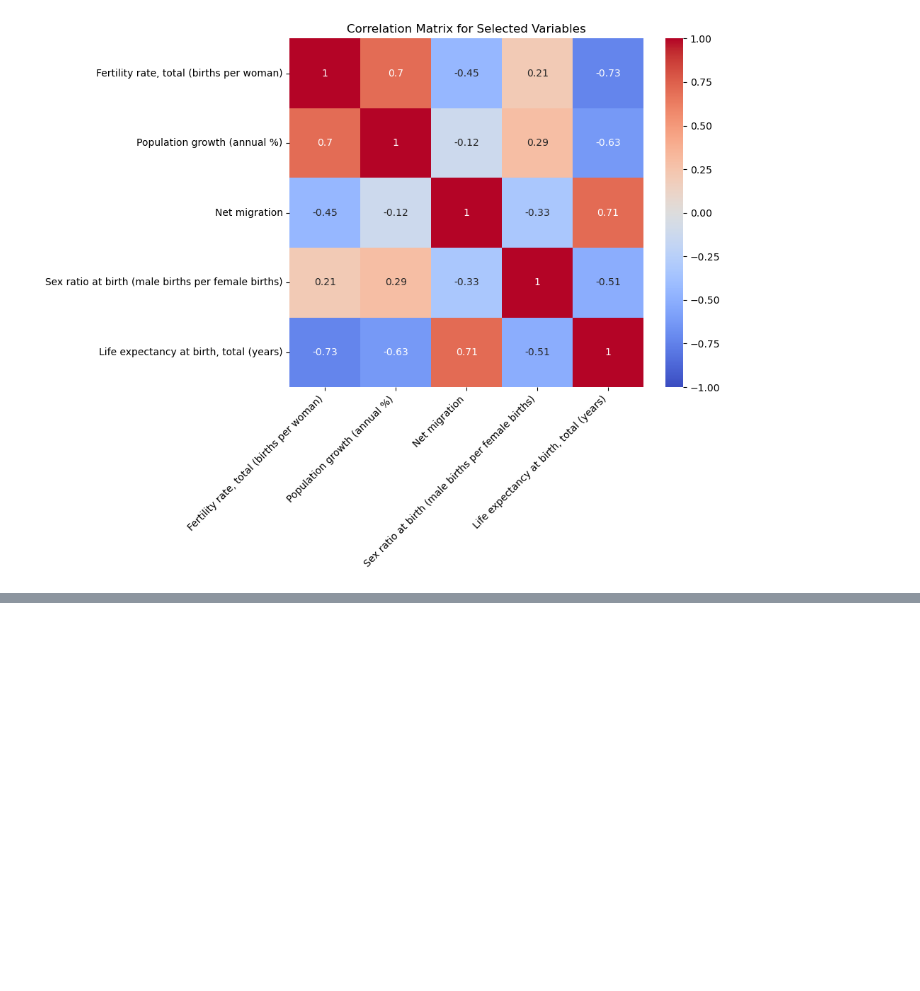
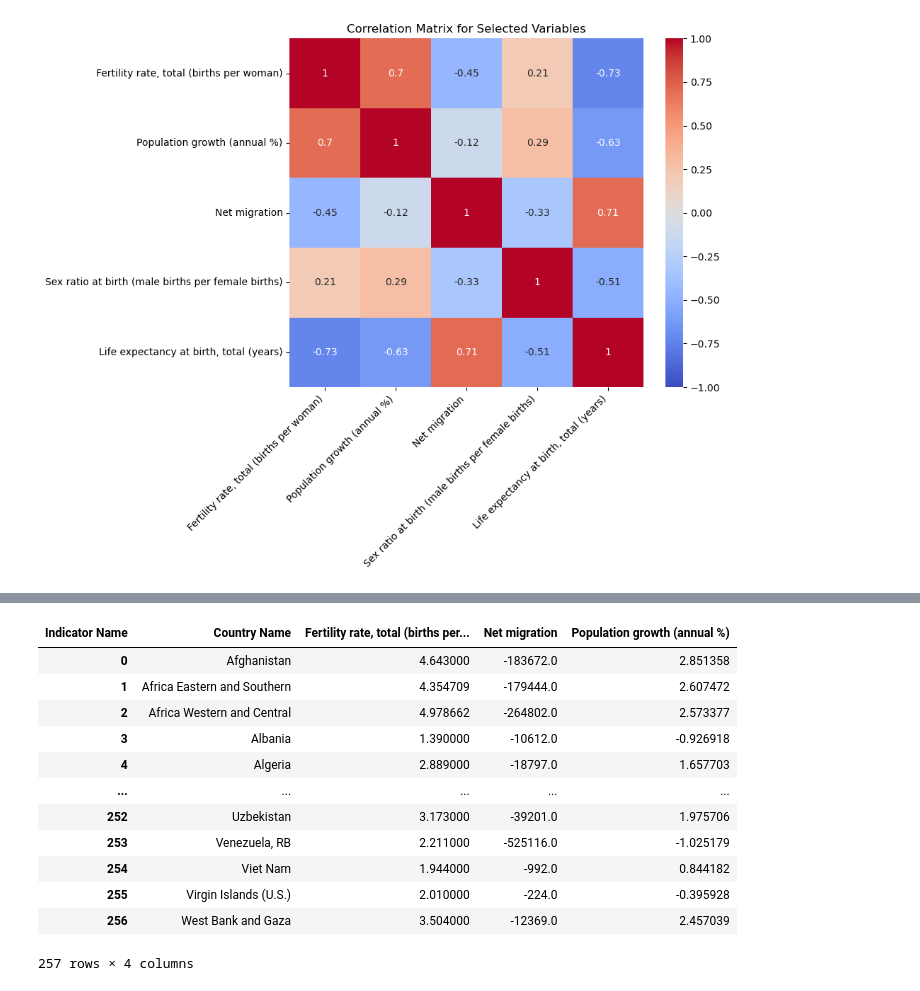
Before and after one commit to gwmchung/team_project, a Jupyter notebook: reports/Additional_analysis.ipynb, the cells around one changed output, grey strips where cells are left out. Cells and saved outputs as stored; diff of their text form; code cells hidden in the pictures; blank space fills up the shorter version.

```diff
--- a/reports/Additional_analysis.ipynb
+++ b/reports/Additional_analysis.ipynb
@@ -90,3 +90,24 @@ plt.tight_layout()
 plt.show()
 # %% [output]
 [figure]
+# %%
+# Load the data, skipping the first three rows
+df = pd.read_csv(r'..\data\raw\raw_data.csv', skiprows=3)
+
+# Filter rows based on the 'Indicator Name' column
+filtered_df = df[df['Indicator Name'].isin([
+    'Population growth (annual %)',
+    'Fertility rate, total (births per woman)',
+    'Net migration'
+])]
+
+# Select only the relevant columns
+df_selected = filtered_df[['Country Name', 'Indicator Name', '2021.0']]
+
+# Pivot the DataFrame to have 'Country Name' as the index
+df_pivot = df_selected.pivot_table(index='Country Name', columns='Indicator Name', values='2021.0')
+
+# Reset the index to make 'Country Name' a column again
+df_pivot = df_pivot.reset_index()
+
+print(df_pivot.head())
@@ -92,0 +135,16 @@ plt.show()
+# %%
+df_pivot
+# %% [output]
+| Indicator Name | Country Name | Fertility rate, total (births per... | Net migration | Population growth (annual %) |
+| 0 | Afghanistan | 4.643000 | -183672.0 | 2.851358 |
+| 1 | Africa Eastern and Southern | 4.354709 | -179444.0 | 2.607472 |
+| 2 | Africa Western and Central | 4.978662 | -264802.0 | 2.573377 |
+| 3 | Albania | 1.390000 | -10612.0 | -0.926918 |
+| 4 | Algeria | 2.889000 | -18797.0 | 1.657703 |
+| ... | ... | ... | ... | ... |
+| 252 | Uzbekistan | 3.173000 | -39201.0 | 1.975706 |
+| 253 | Venezuela, RB | 2.211000 | -525116.0 | -1.025179 |
+| 254 | Viet Nam | 1.944000 | -992.0 | 0.844182 |
+| 255 | Virgin Islands (U.S.) | 2.010000 | -224.0 | -0.395928 |
+| 256 | West Bank and Gaza | 3.504000 | -12369.0 | 2.457039 |
+257 rows × 4 columns
```
Also changed, not shown: parts of 6 cells of this notebook, 2 other files.
